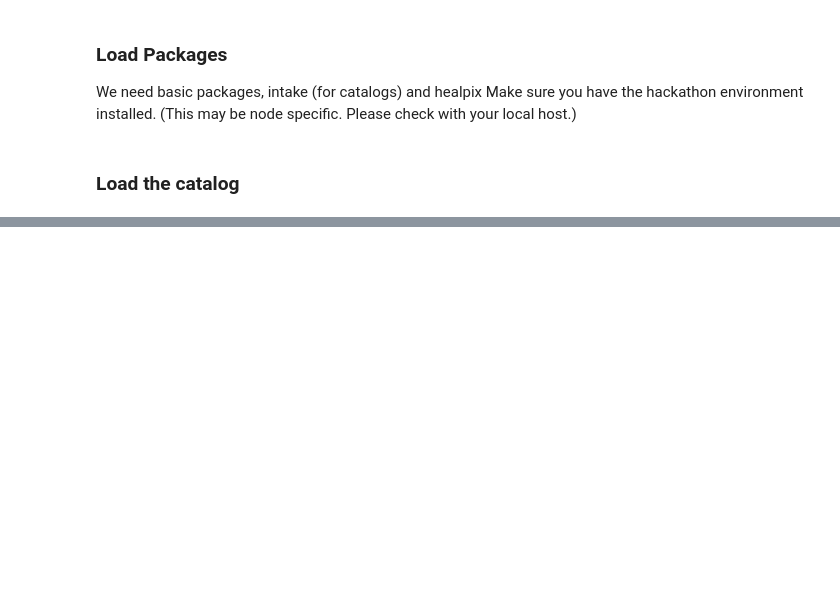
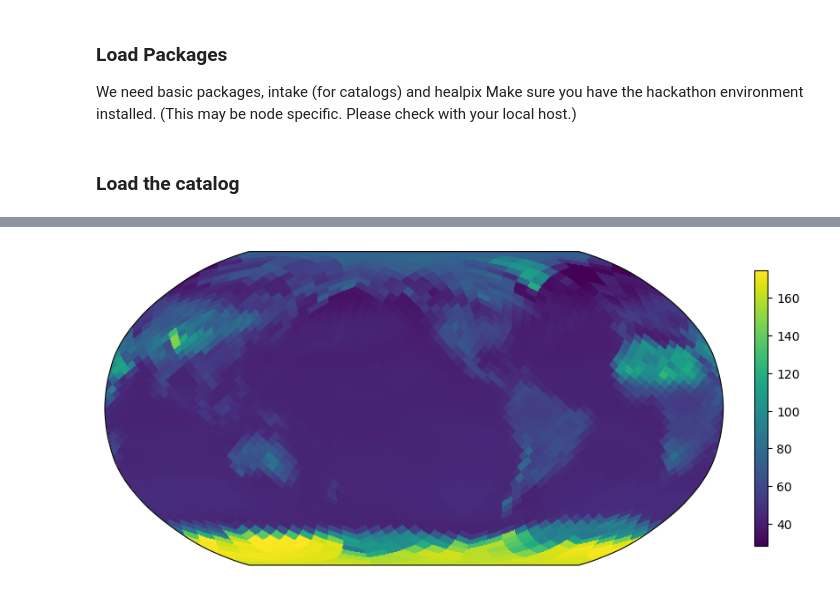
Before and after one commit to claresinger/hk25-teams, a Jupyter notebook: hk25-AlbedoSym/plot_rsut.ipynb, the cells around one changed output, grey strips where cells are left out. Saved outputs shown, nothing was run; the diff lists cells and outputs as text; code cells hidden in the pictures; blank space fills up the shorter version.

```diff
--- a/hk25-AlbedoSym/plot_rsut.ipynb
+++ b/hk25-AlbedoSym/plot_rsut.ipynb
@@ -83,0 +103,4 @@ Wall time: 1.71 s
+# %%
+%%time
+worldmap(ds.rsutcs.mean(dim='time'))
+# %% [output]
@@ -83,0 +109 @@ Wall time: 1.71 s
+[figure, added]
```
Also changed, not shown: parts of 9 cells of this notebook.
